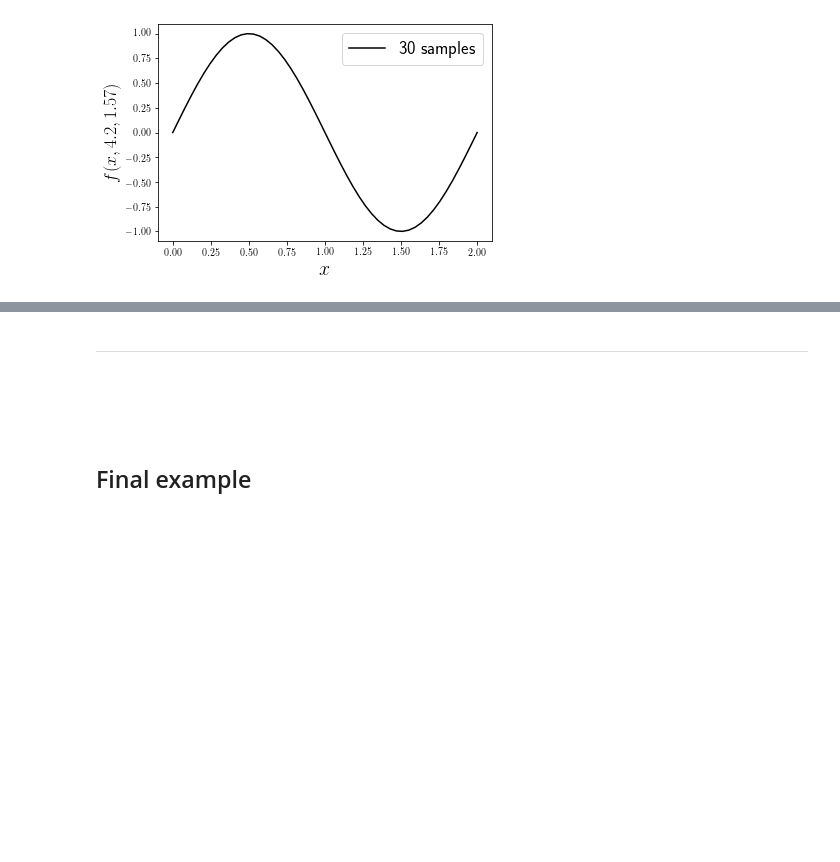
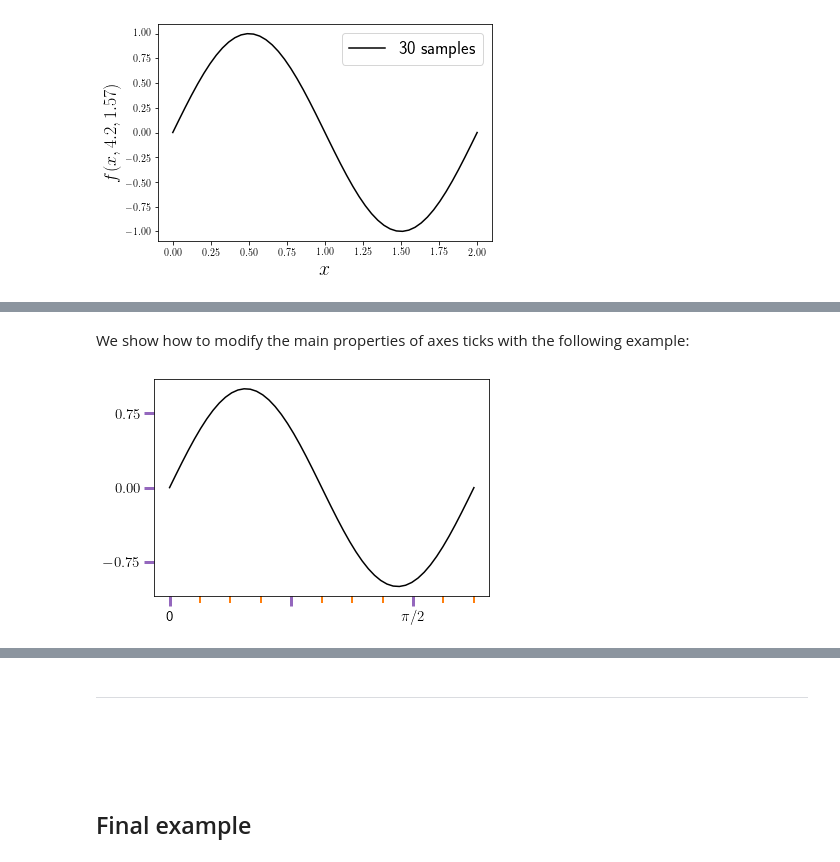
Before and after one commit to AlvaroGI/plt-cheatsheet, a Jupyter notebook: cheatsheet_plt.ipynb, the cells around one changed output, grey strips where cells are left out. Cells and saved outputs as stored; diff of their text form; code cells hidden in the pictures; blank space fills up the shorter version.

```diff
--- a/cheatsheet_plt.ipynb
+++ b/cheatsheet_plt.ipynb
@@ -448,0 +469,44 @@ plt.show()
+# %% [markdown]
+We show how to modify the main properties of axes ticks with the following example:
+# %%
+# Data
+x = np.linspace(0,2,50)
+y = np.sin(x*np.pi)
+
+# Create figure
+fig, ax = plt.subplots()
+
+# Plot
+plt.plot(x, y, color='black')
+
+# Major tick location
+ax.set_xticks([0,0.8,1.6]) # x-label
+    # Alternatively:
+    #x_locator = ticker.FixedLocator([0,0.8,1.6])
+    #ax.xaxis.set_major_locator(x_locator)
+ax.set_yticks([-0.75,0,0.75]) # y-label
+
+# Minor tick frequency
+x_minor_intervals = 4 # Number of minor intervals between two major ticks
+ax.xaxis.set_minor_locator(ticker.AutoMinorLocator(x_minor_intervals))
+y_minor_intervals = 1 # Number of minor intervals between two major ticks
+ax.yaxis.set_minor_locator(ticker.AutoMinorLocator(y_minor_intervals))
+
+# Tick labels
+ax.tick_params(labelsize=15) # Font size
+ax.set_xticklabels(['0','',r'$\pi/2$'])
+    # Alternatively:
+    #x_formatter = ticker.FixedFormatter(['0','',r'$\pi/2$'])
+    #ax.xaxis.set_major_formatter(x_formatter)
+
+# Tick style
+ax.tick_params(which='major', # 'major', 'minor', or 'both'
+               width=3, length=10, # size of the ticks
+               color='tab:purple') # color of the ticks
+ax.tick_params(which='minor', # 'major', 'minor', or 'both'
+               width=2, length=7, # size of the ticks
+               color='tab:orange') # color of the ticks
+
+plt.show()
+# %% [output]
+[figure, added]
```
Also changed, not shown: parts of 45 cells of this notebook, 2 other files.
